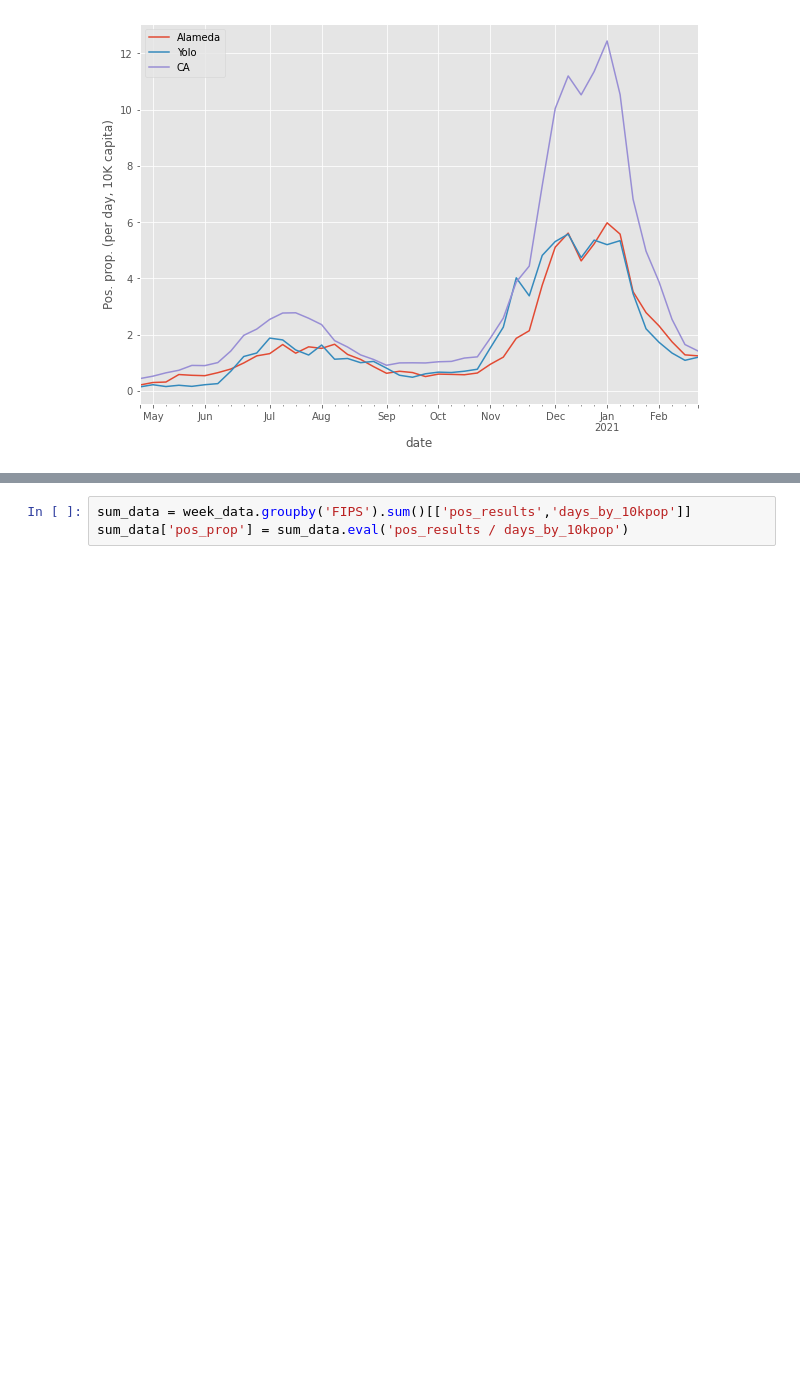
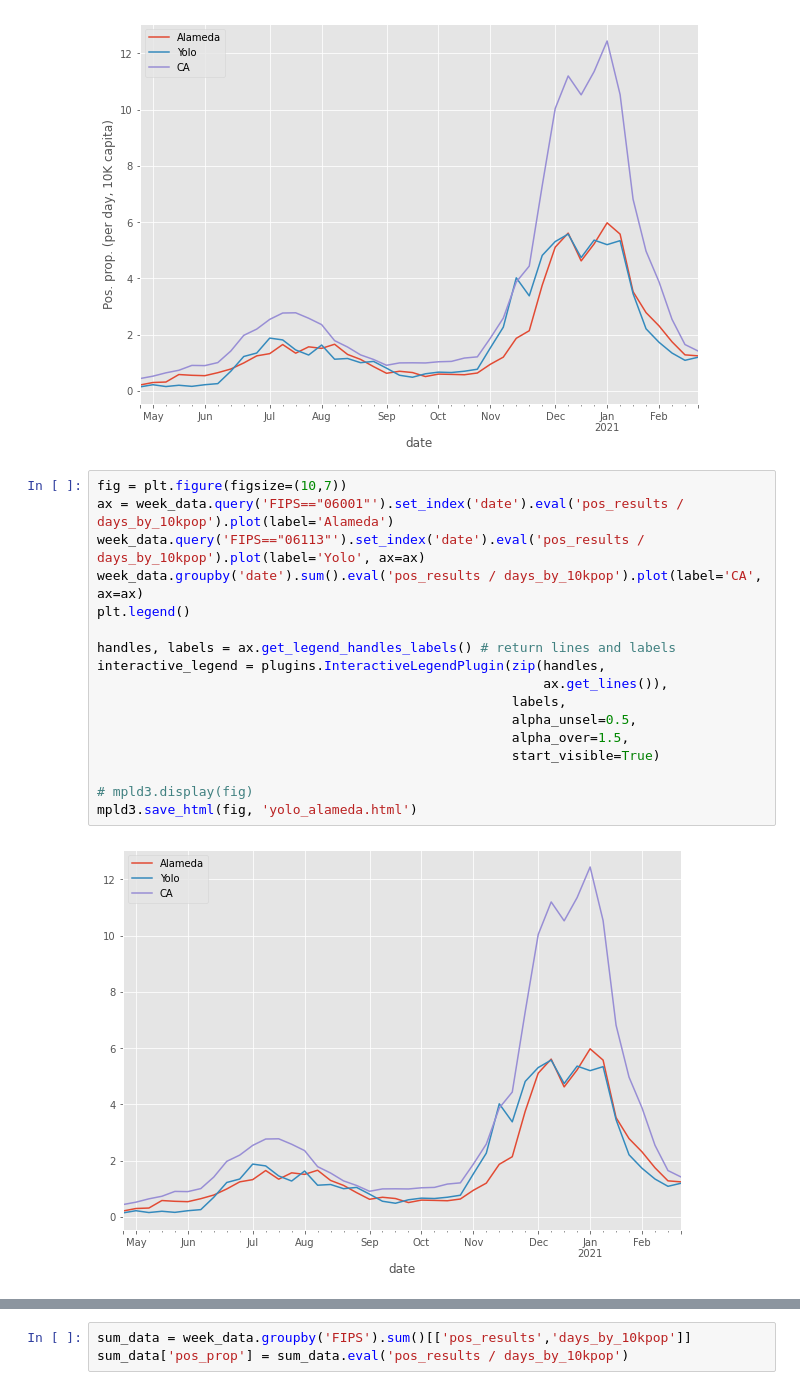
Before and after one commit to jsharpna/CovidCountyComparison, a Jupyter notebook: notebooks/lm_model_results.ipynb, the cells around one changed output, grey strips where cells are left out. Cells and saved outputs as stored; diff of their text form; blank space fills up the shorter version.

```diff
--- a/notebooks/lm_model_results.ipynb
+++ b/notebooks/lm_model_results.ipynb
@@ -19,3 +21,22 @@ plt.ylabel('Pos. prop. (per day, 10K capita)')
 plt.savefig('../figs/yolo_alameda.png')
 # %% [output]
 [figure]
+# %%
+fig = plt.figure(figsize=(10,7))
+ax = week_data.query('FIPS=="06001"').set_index('date').eval('pos_results / days_by_10kpop').plot(label='Alameda')
+week_data.query('FIPS=="06113"').set_index('date').eval('pos_results / days_by_10kpop').plot(label='Yolo', ax=ax)
+week_data.groupby('date').sum().eval('pos_results / days_by_10kpop').plot(label='CA', ax=ax)
+plt.legend()
+
+handles, labels = ax.get_legend_handles_labels() # return lines and labels
+interactive_legend = plugins.InteractiveLegendPlugin(zip(handles,
+                                                         ax.get_lines()),
+                                                     labels,
+                                                     alpha_unsel=0.5,
+                                                     alpha_over=1.5,
+                                                     start_visible=True)
+
+# mpld3.display(fig)
+mpld3.save_html(fig, 'yolo_alameda.html')
+# %% [output]
+[figure, added]
```
Also changed, not shown: parts of 3 cells of this notebook, 4 other files.
